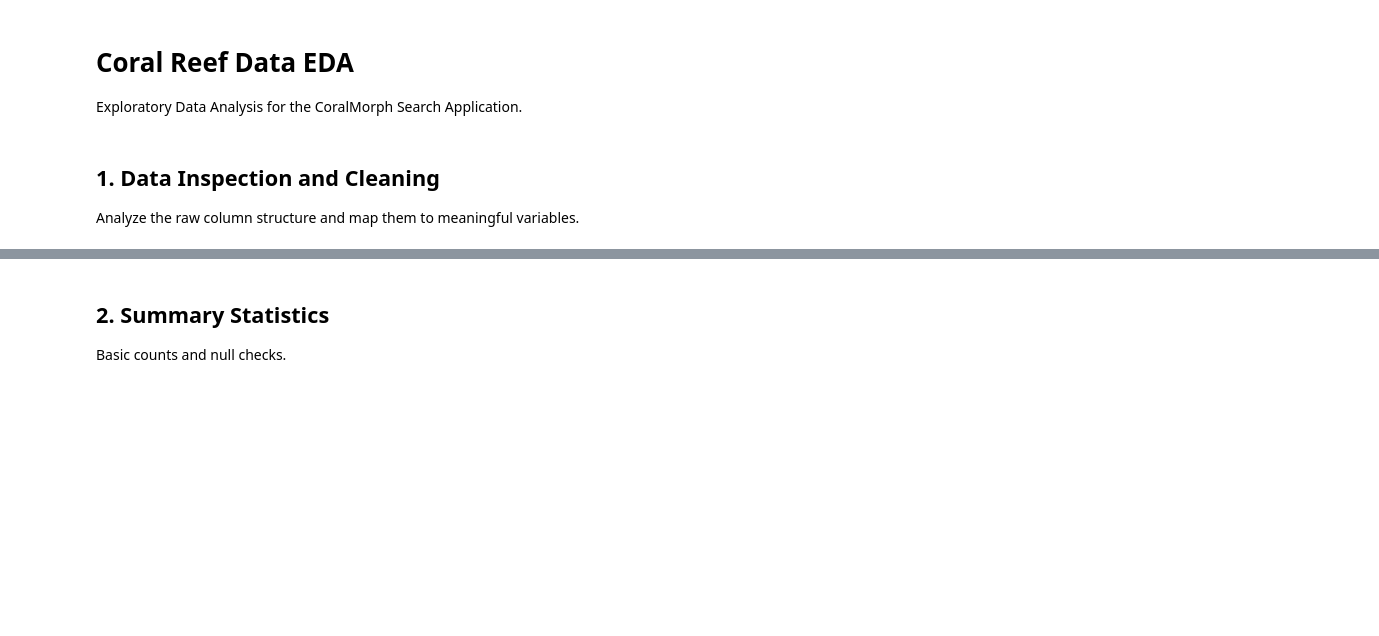
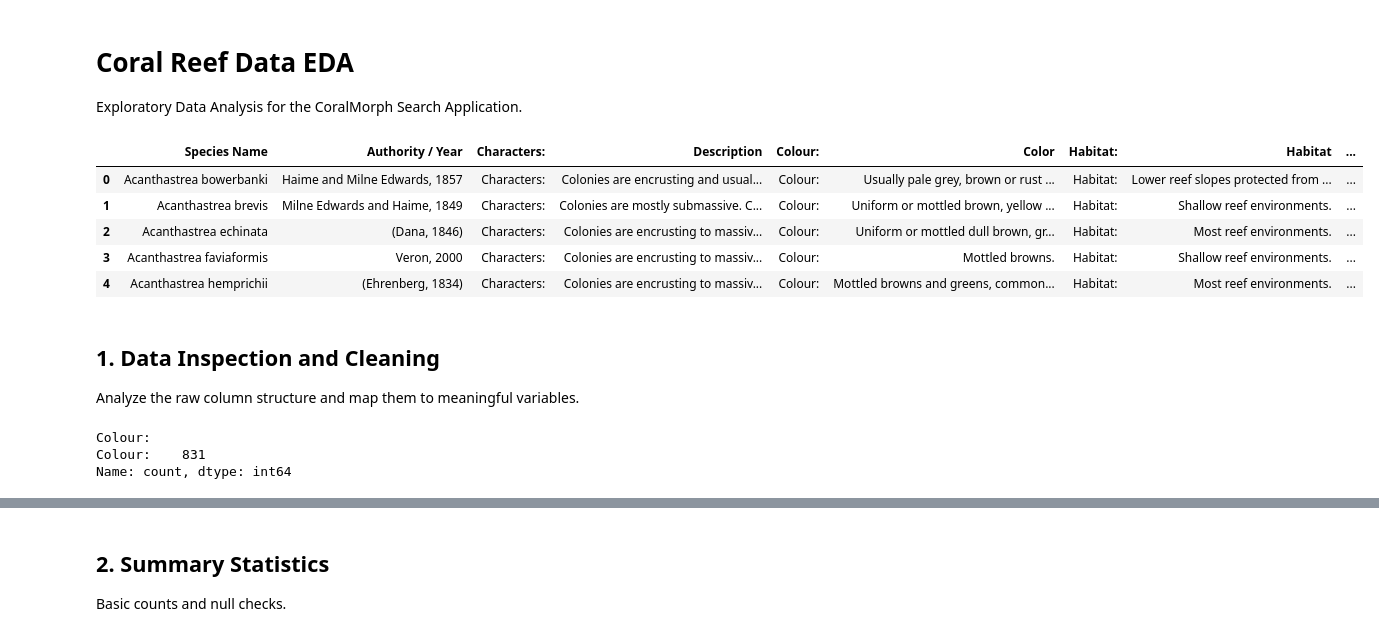
Before and after one commit to thompgt/coral-reef, a Jupyter notebook: Coral_EDA.ipynb, the cells around one changed output, grey strips where cells are left out. Cells and saved outputs as stored; diff of their text form; code cells hidden in the pictures; blank space fills up the shorter version.

```diff
--- a/Coral_EDA.ipynb
+++ b/Coral_EDA.ipynb
@@ -4,16 +4,29 @@ Exploratory Data Analysis for the CoralMorph Search Application.
 # %%
 import pandas as pd
 import matplotlib.pyplot as plt
 import seaborn as sns
 import numpy as np
 
 # Load the dataset
-df = pd.read_csv('Coral_reef_data.csv')
+df = pd.read_csv('Coral_reef_data.csv', encoding='cp1252')
 # Display first few rows
-print(df.head())
+df.head()
+# %% [output]
+|  | Species Name | Authority / Year | Characters: | Description | Colour: | Color | Habitat: | Habitat | ... |
+| 0 | Acanthastrea bowerbanki | Haime and Milne Edwards, 1857 | Characters: | Colonies are encrusting and usual... | Colour: | Usually pale grey, brown or rust ... | Habitat: | Lower reef slopes protected from ... | ... |
+| 1 | Acanthastrea brevis | Milne Edwards and Haime, 1849 | Characters: | Colonies are mostly submassive. C... | Colour: | Uniform or mottled brown, yellow ... | Habitat: | Shallow reef environments. | ... |
+| 2 | Acanthastrea echinata | (Dana, 1846) | Characters: | Colonies are encrusting to massiv... | Colour: | Uniform or mottled dull brown, gr... | Habitat: | Most reef environments. | ... |
+| 3 | Acanthastrea faviaformis | Veron, 2000 | Characters: | Colonies are encrusting to massiv... | Colour: | Mottled browns. | Habitat: | Shallow reef environments. | ... |
+| 4 | Acanthastrea hemprichii | (Ehrenberg, 1834) | Characters: | Colonies are encrusting to massiv... | Colour: | Mottled browns and greens, common... | Habitat: | Most reef environments. | ... |
 # %% [markdown]
 ## 1. Data Inspection and Cleaning
 Analyze the raw column structure and map them to meaningful variables.
+# %%
+df.value_counts(df.columns[4])
+# %% [output]
+Colour:
+Colour:    831
+Name: count, dtype: int64
 # %%
 # Display column names
 print("Original Columns:", df.columns.tolist())
```
Also changed, not shown: parts of 9 cells of this notebook.
